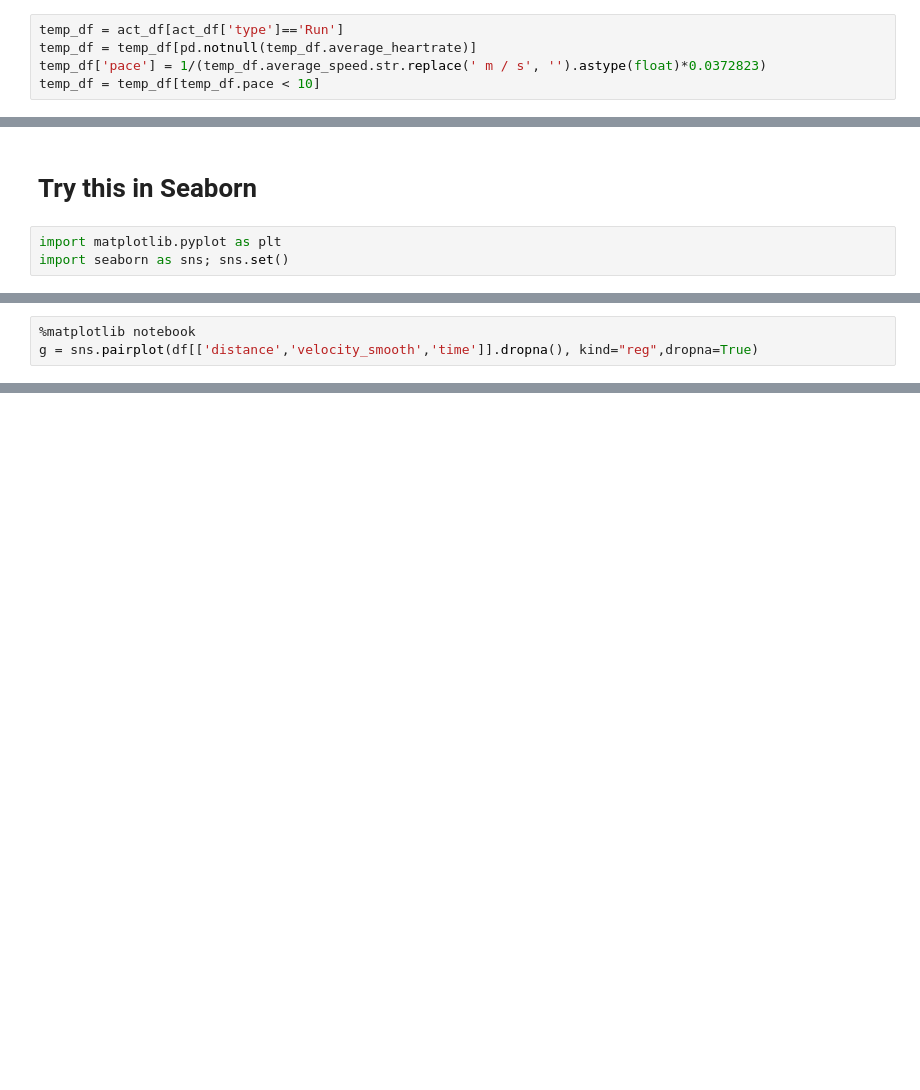
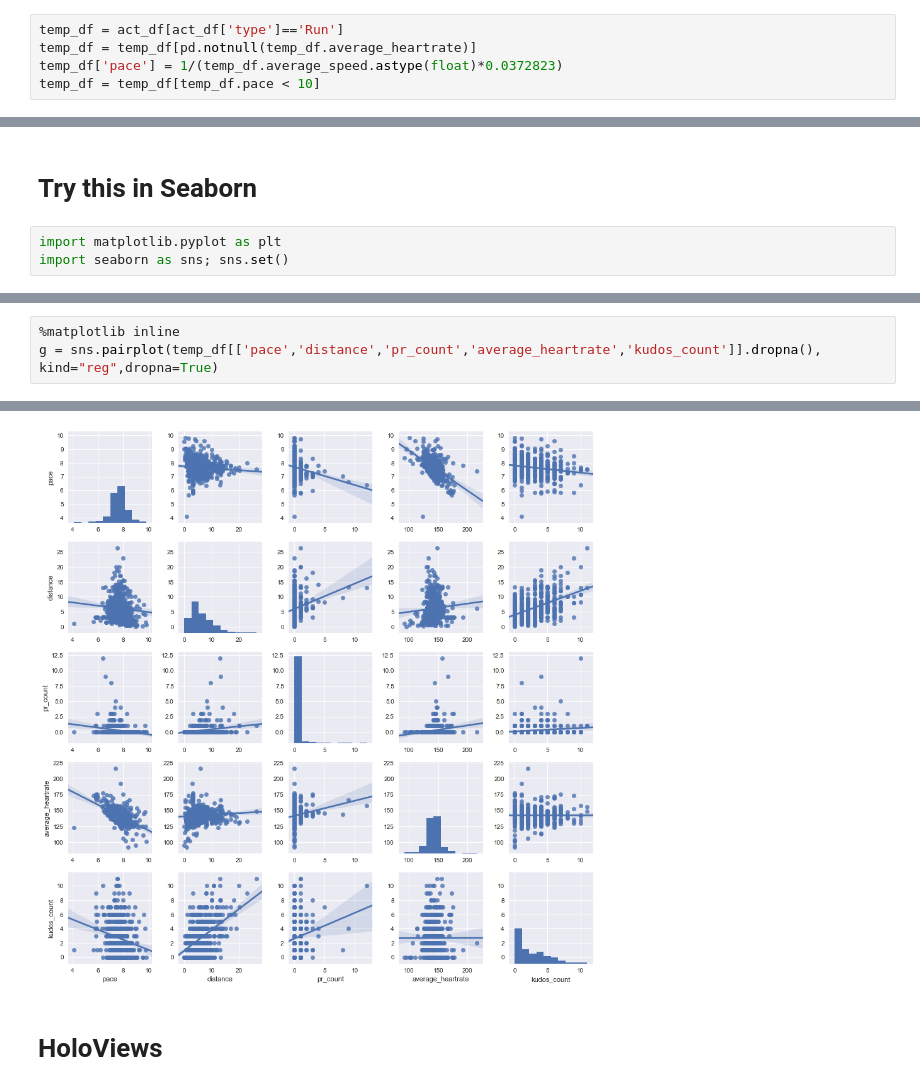
Before and after one commit to jrs2/strava_viz, a Jupyter notebook: strava_data_viz/strava_notebook.ipynb, the cells around one changed output, grey strips where cells are left out. Cells and saved outputs as stored; diff of their text form; blank space fills up the shorter version.

```diff
--- a/strava_data_viz/strava_notebook.ipynb
+++ b/strava_data_viz/strava_notebook.ipynb
@@ -68,6 +56,6 @@ temp_df.pace.corr(temp_df.kudos_count)
 # %%
 temp_df = act_df[act_df['type']=='Run']
 temp_df = temp_df[pd.notnull(temp_df.average_heartrate)]
-temp_df['pace'] = 1/(temp_df.average_speed.str.replace(' m / s', '').astype(float)*0.0372823)
+temp_df['pace'] = 1/(temp_df.average_speed.astype(float)*0.0372823)
 temp_df = temp_df[temp_df.pace < 10]
 # %%
@@ -90,4 +99,4 @@ import seaborn as sns; sns.set()
 # %%
-%matplotlib notebook
-g = sns.pairplot(df[['distance','velocity_smooth','time']].dropna(), kind="reg",dropna=True)
+%matplotlib inline
+g = sns.pairplot(temp_df[['pace','distance','pr_count','average_heartrate','kudos_count']].dropna(), kind="reg",dropna=True)
 # %% [output]
@@ -95,0 +103,3 @@ g = sns.pairplot(df[['distance','velocity_smooth','time']].dropna(), kind="reg",
+[figure, added]
+# %% [markdown]
+# HoloViews
```
Also changed, not shown: parts of 21 cells of this notebook, 2 other files.
